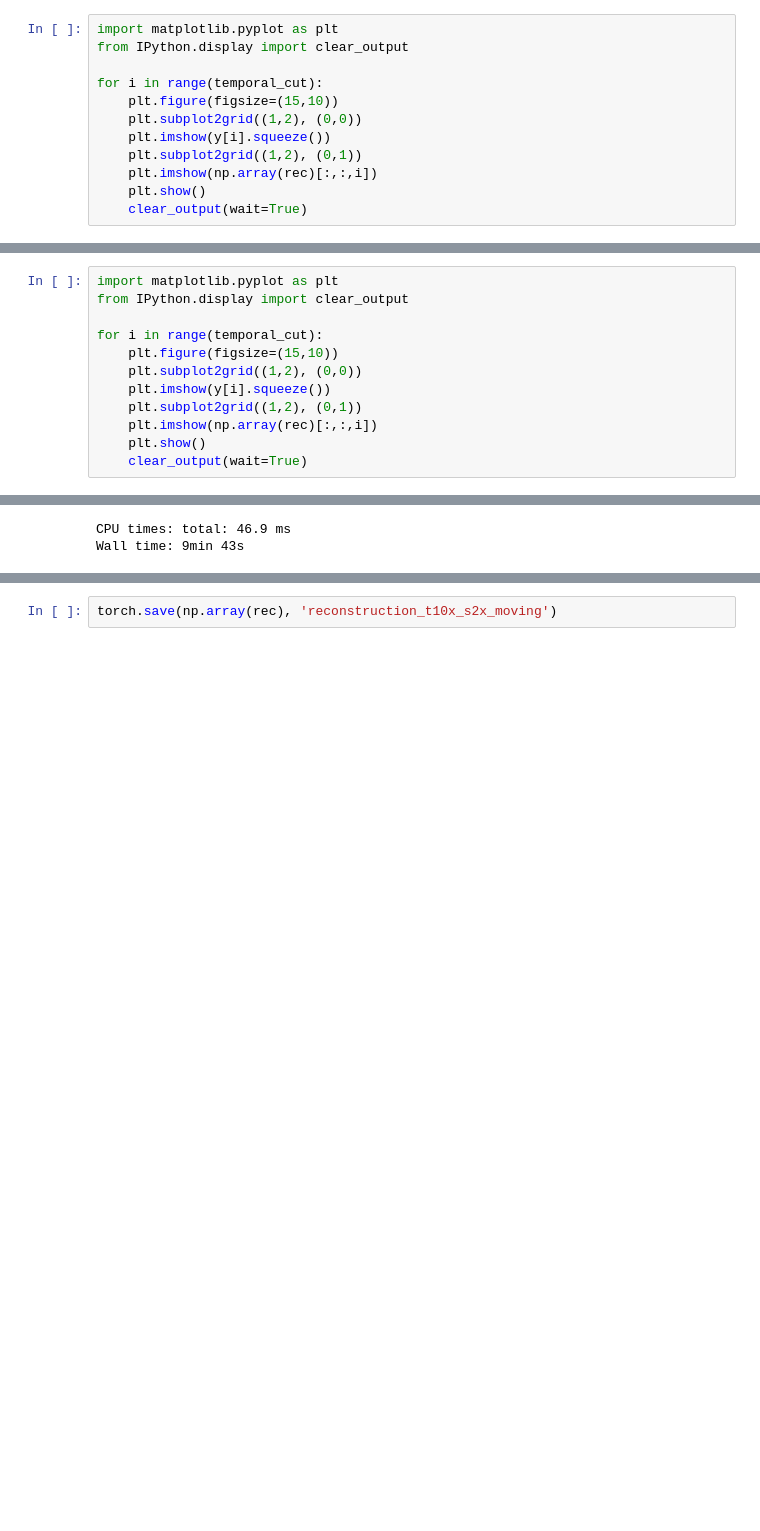
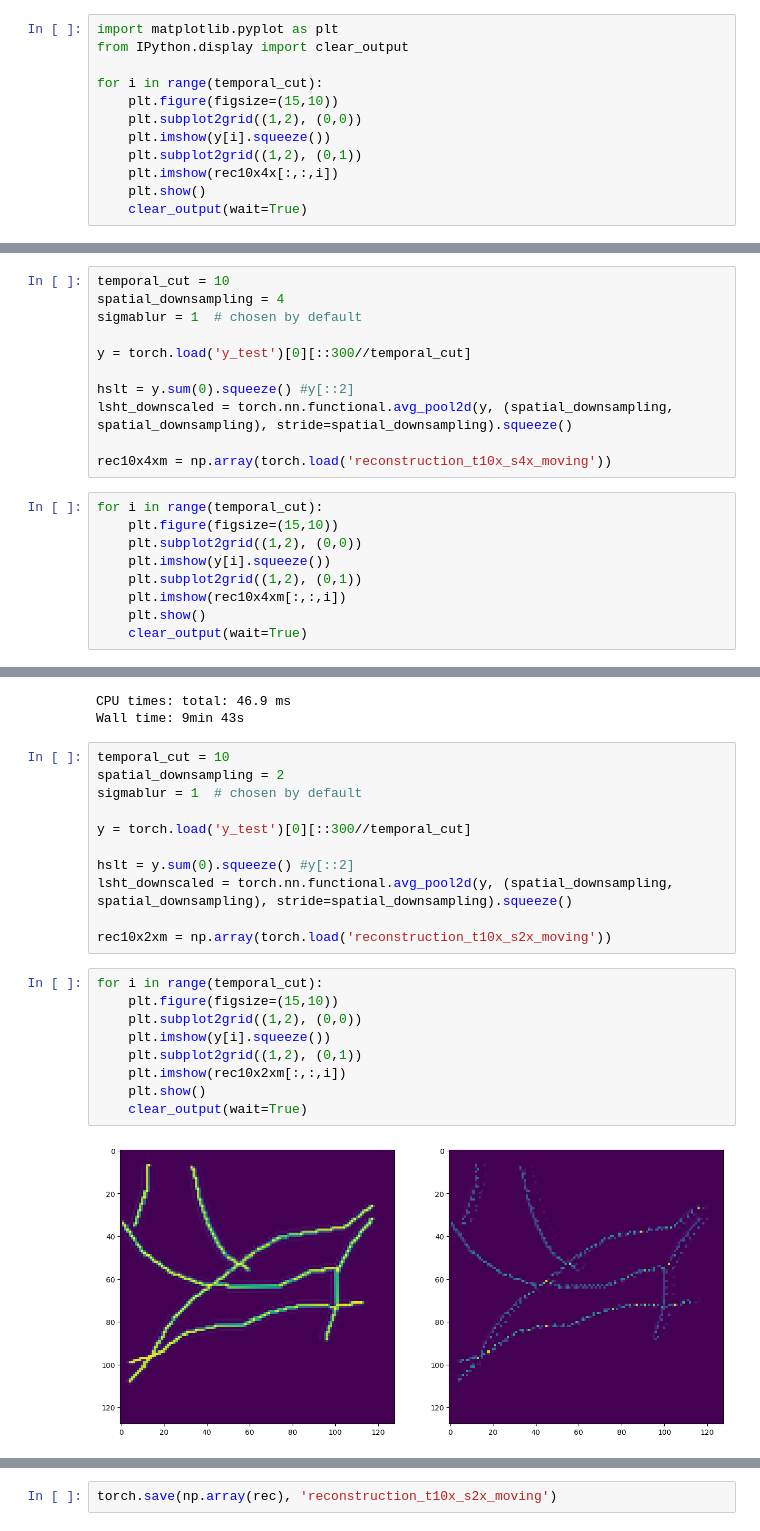
Before and after one commit to Serafim179/spad-ccd-fusion, a Jupyter notebook: Testing on tubules.ipynb, the cells around one changed output, grey strips where cells are left out. Drawn from its saved outputs; the diff is of its cells as text; blank space fills up the shorter version.

Commit message:
Reconstructions and formatting

```diff
--- a/Testing on tubules.ipynb
+++ b/Testing on tubules.ipynb
@@ -148,7 +211,7 @@ for i in range(temporal_cut):
     plt.subplot2grid((1,2), (0,0))
     plt.imshow(y[i].squeeze())
     plt.subplot2grid((1,2), (0,1))
-    plt.imshow(np.array(rec)[:,:,i])
+    plt.imshow(rec10x4x[:,:,i])
     plt.show()
     clear_output(wait=True)
 # %% [output]
@@ -176,16 +258,24 @@ eng.quit()
 # %% [output]
 CPU times: total: 46.9 ms
 Wall time: 9min 11s
+# %%
+temporal_cut = 10
+spatial_downsampling = 4
+sigmablur = 1  # chosen by default
+
+y = torch.load('y_test')[0][::300//temporal_cut]
+
+hslt = y.sum(0).squeeze() #y[::2]
+lsht_downscaled = torch.nn.functional.avg_pool2d(y, (spatial_downsampling, spatial_downsampling), stride=spatial_downsampling).squeeze()
+
+rec10x4xm = np.array(torch.load('reconstruction_t10x_s4x_moving'))
 # %%
-import matplotlib.pyplot as plt
-from IPython.display import clear_output
-
 for i in range(temporal_cut):
     plt.figure(figsize=(15,10))
     plt.subplot2grid((1,2), (0,0))
     plt.imshow(y[i].squeeze())
     plt.subplot2grid((1,2), (0,1))
-    plt.imshow(np.array(rec)[:,:,i])
+    plt.imshow(rec10x4xm[:,:,i])
     plt.show()
     clear_output(wait=True)
 # %% [output]
@@ -235,4 +322,26 @@ eng.quit()
 # %% [output]
 CPU times: total: 46.9 ms
 Wall time: 9min 43s
+# %%
+temporal_cut = 10
+spatial_downsampling = 2
+sigmablur = 1  # chosen by default
+
+y = torch.load('y_test')[0][::300//temporal_cut]
+
+hslt = y.sum(0).squeeze() #y[::2]
+lsht_downscaled = torch.nn.functional.avg_pool2d(y, (spatial_downsampling, spatial_downsampling), stride=spatial_downsampling).squeeze()
+
+rec10x2xm = np.array(torch.load('reconstruction_t10x_s2x_moving'))
+# %%
+for i in range(temporal_cut):
+    plt.figure(figsize=(15,10))
+    plt.subplot2grid((1,2), (0,0))
+    plt.imshow(y[i].squeeze())
+    plt.subplot2grid((1,2), (0,1))
+    plt.imshow(rec10x2xm[:,:,i])
+    plt.show()
+    clear_output(wait=True)
+# %% [output]
+[figure, added]
 # %%
```
Also changed, not shown: parts of 13 cells of this notebook, 6 other files.
